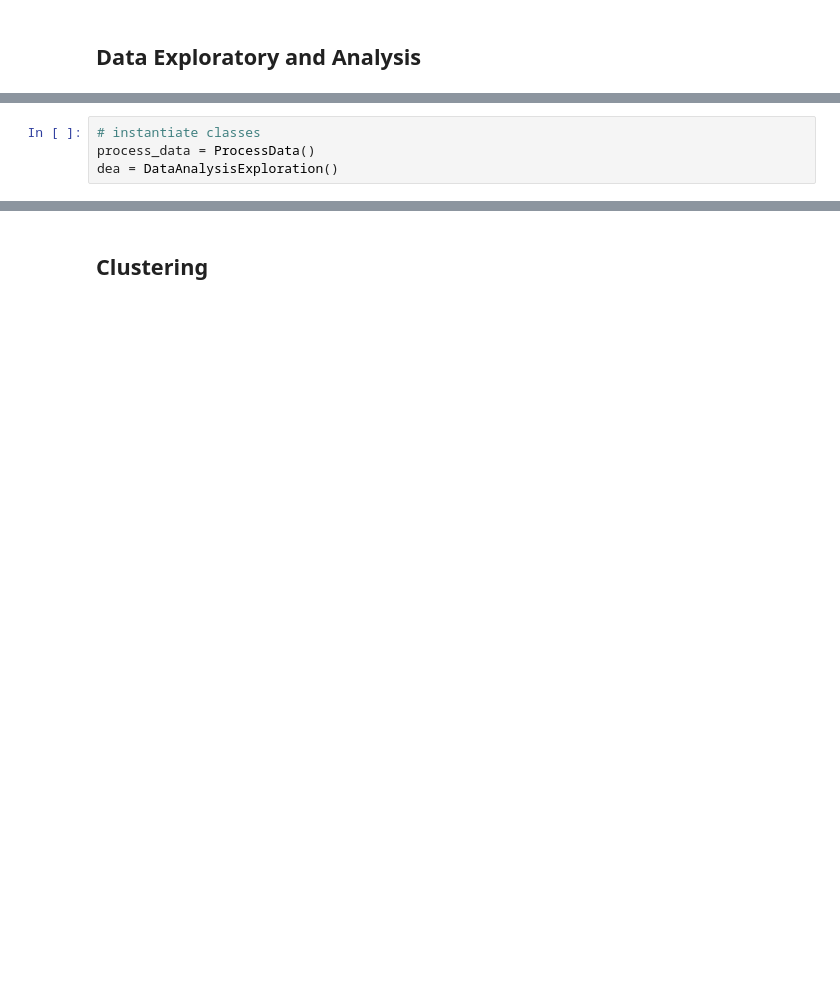
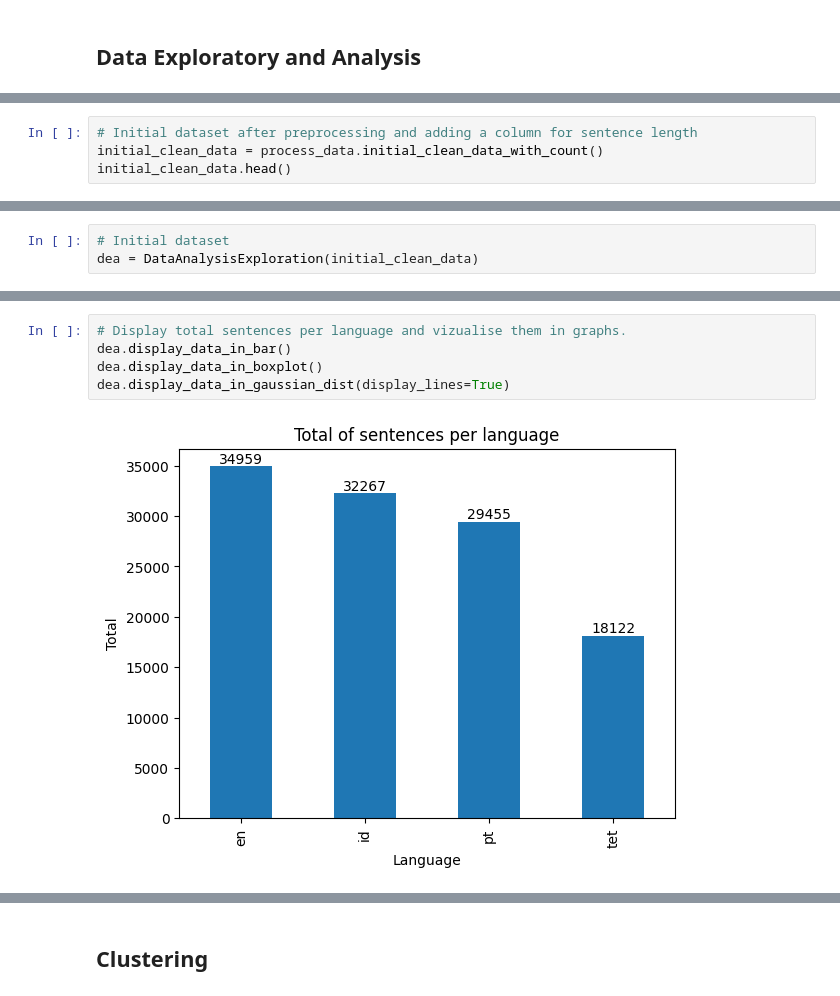
Before and after one commit to gabriel-de-jesus/tetun-lid, a Jupyter notebook: dea.ipynb, the cells around one changed output, grey strips where cells are left out. Drawn from its saved outputs; the diff is of its cells as text; blank space fills up the shorter version.

```diff
--- a/dea.ipynb
+++ b/dea.ipynb
@@ -12,0 +15,4 @@ warnings.filterwarnings('ignore')
+# %%
+# Initial dataset after preprocessing and adding a column for sentence length
+initial_clean_data = process_data.initial_clean_data_with_count()
+initial_clean_data.head()
@@ -13,4 +38,3 @@ warnings.filterwarnings('ignore')
 # %%
-# instantiate classes
-process_data = ProcessData()
-dea = DataAnalysisExploration()
+# Initial dataset
+dea = DataAnalysisExploration(initial_clean_data)
@@ -102,0 +52,7 @@ Total sentences removed: 10087
+# %%
+# Display total sentences per language and vizualise them in graphs.
+dea.display_data_in_bar()
+dea.display_data_in_boxplot()
+dea.display_data_in_gaussian_dist(display_lines=True)
+# %% [output]
+[figure, added]
```
Also changed, not shown: parts of 31 cells of this notebook, 16 other files.
